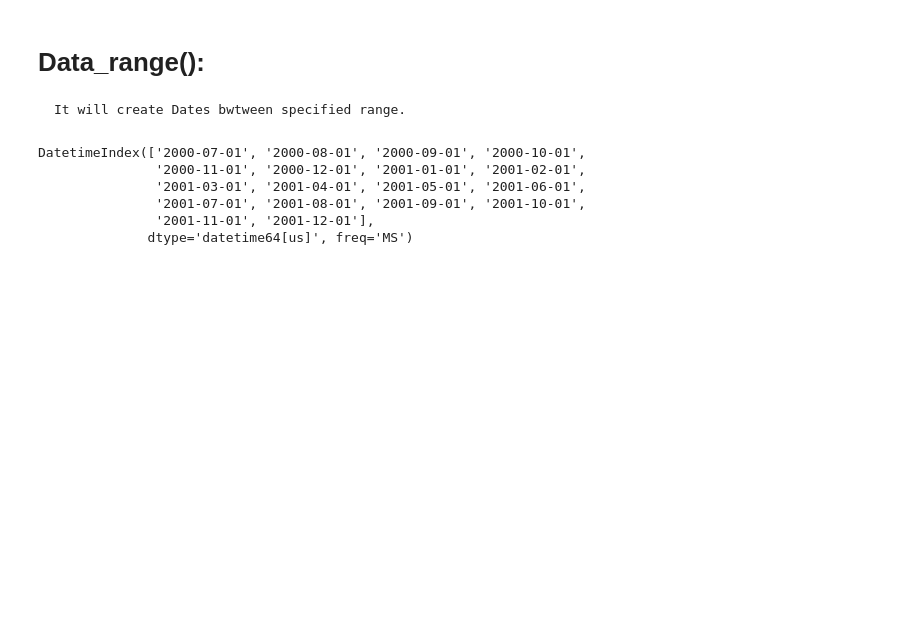
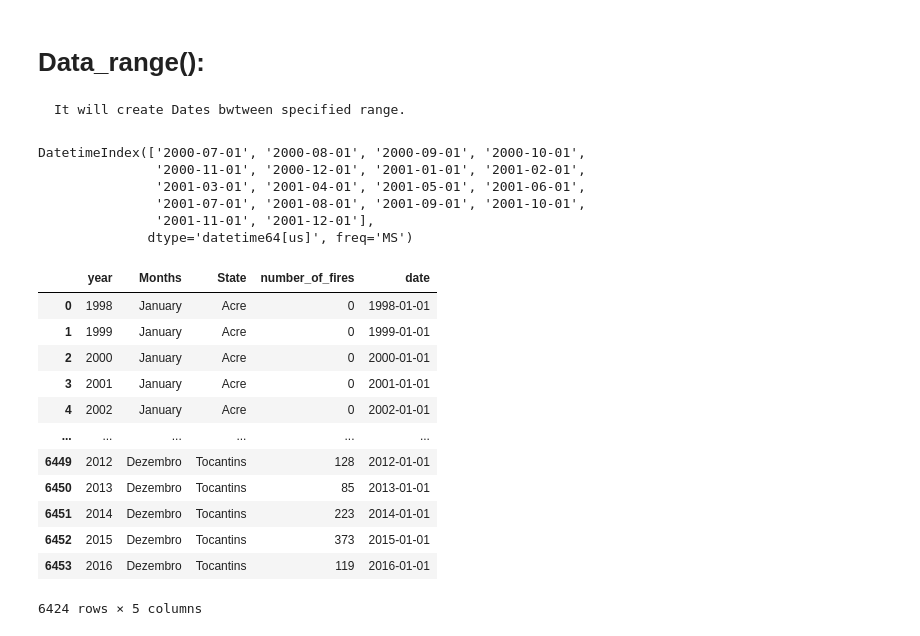
Before and after one commit to Amandeep006/QSPIDER-, a Jupyter notebook: pylab/pan.ipynb, the cells around one changed output. Saved outputs shown, nothing was run; the diff lists cells and outputs as text; code cells hidden in the pictures; blank space fills up the shorter version.

```diff
--- a/pylab/pan.ipynb
+++ b/pylab/pan.ipynb
@@ -978,3 +974,19 @@ DatetimeIndex(['2000-07-01', '2000-08-01', '2000-09-01', '2000-10-01',
                '2001-07-01', '2001-08-01', '2001-09-01', '2001-10-01',
                '2001-11-01', '2001-12-01'],
               dtype='datetime64[us]', freq='MS')
+# %%
+amazon_fires
+# %% [output]
+|  | year | Months | State | number_of_fires | date |
+| 0 | 1998 | January | Acre | 0 | 1998-01-01 |
+| 1 | 1999 | January | Acre | 0 | 1999-01-01 |
+| 2 | 2000 | January | Acre | 0 | 2000-01-01 |
+| 3 | 2001 | January | Acre | 0 | 2001-01-01 |
+| 4 | 2002 | January | Acre | 0 | 2002-01-01 |
+| ... | ... | ... | ... | ... | ... |
+| 6449 | 2012 | Dezembro | Tocantins | 128 | 2012-01-01 |
+| 6450 | 2013 | Dezembro | Tocantins | 85 | 2013-01-01 |
+| 6451 | 2014 | Dezembro | Tocantins | 223 | 2014-01-01 |
+| 6452 | 2015 | Dezembro | Tocantins | 373 | 2015-01-01 |
+| 6453 | 2016 | Dezembro | Tocantins | 119 | 2016-01-01 |
+6424 rows × 5 columns
```
Also changed, not shown: parts of 3 cells of this notebook, 2 other files.
